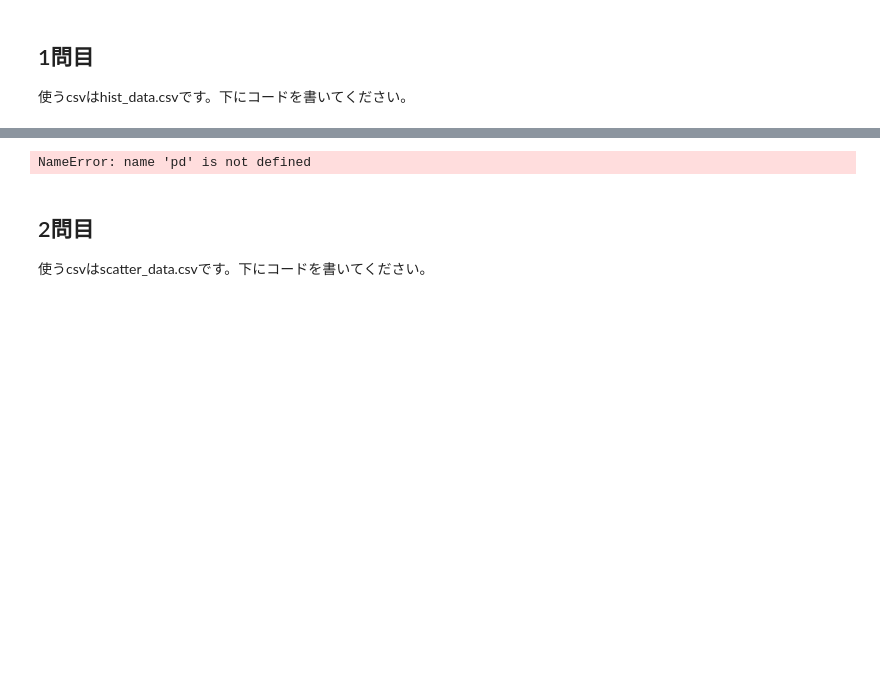
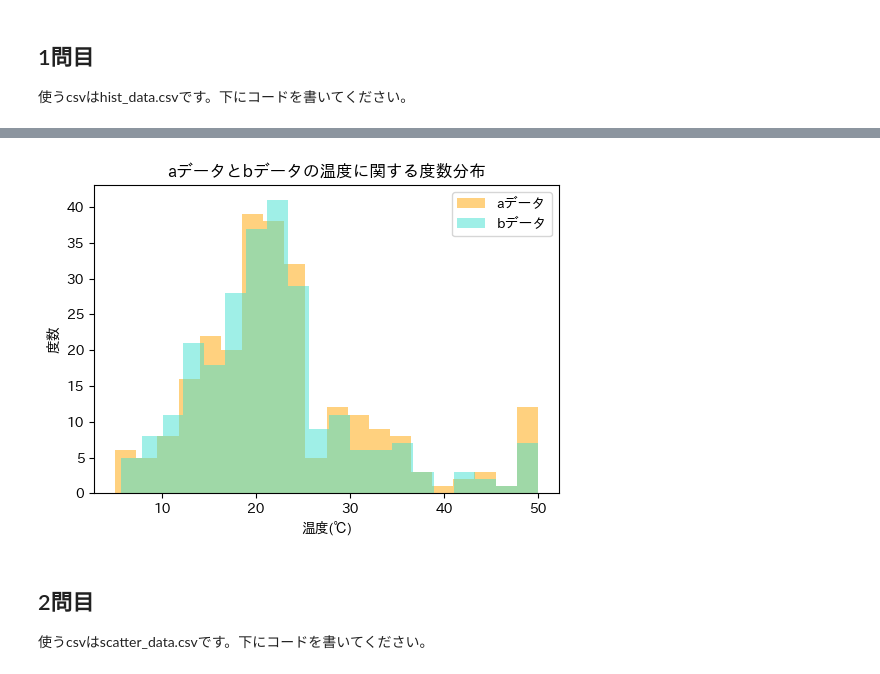
Before and after one commit to MotokiIketani2000/BasicPython, a Jupyter notebook: matplotlib_exercise.ipynb, the cells around one changed output, grey strips where cells are left out. Drawn from its saved outputs; the diff is of its cells as text; code cells hidden in the pictures; blank space fills up the shorter version.

```diff
--- a/matplotlib_exercise.ipynb
+++ b/matplotlib_exercise.ipynb
@@ -21,15 +19,19 @@ ModuleNotFoundError: No module named 'matplotlib'
 # %% [markdown]
 ![問1](./imgs/matplotlib/plot_1.png)
 # %%
-df_hist = pd.read_csv("hist_data.csv")
-plt.figure(figsize=(8, 6))
-plt.hist(df_hist.iloc[:, 0], bins=10, color="skyblue", edgecolor="black")
-plt.title("ヒストグラム")
-plt.xlabel("値")
+df_hist = pd.read_csv("./data/hist_data.csv")
+a_data = df_hist["aデータ"]
+b_data = df_hist["bデータ"]
+plt.figure(figsize=(6,4))
+plt.hist(a_data, bins=20, alpha=0.5, label="aデータ", color="orange")
+plt.hist(b_data, bins=20, alpha=0.5, label="bデータ", color="turquoise")
+plt.title("aデータとbデータの温度に関する度数分布")
+plt.xlabel("温度(℃)")
 plt.ylabel("度数")
+plt.legend()
 plt.show()
 # %% [output]
-NameError: name 'pd' is not defined
+[figure, added]
 # %% [markdown]
 ## 2問目
 使うcsvはscatter_data.csvです。下にコードを書いてください。
```
Also changed, not shown: parts of 5 cells of this notebook.
